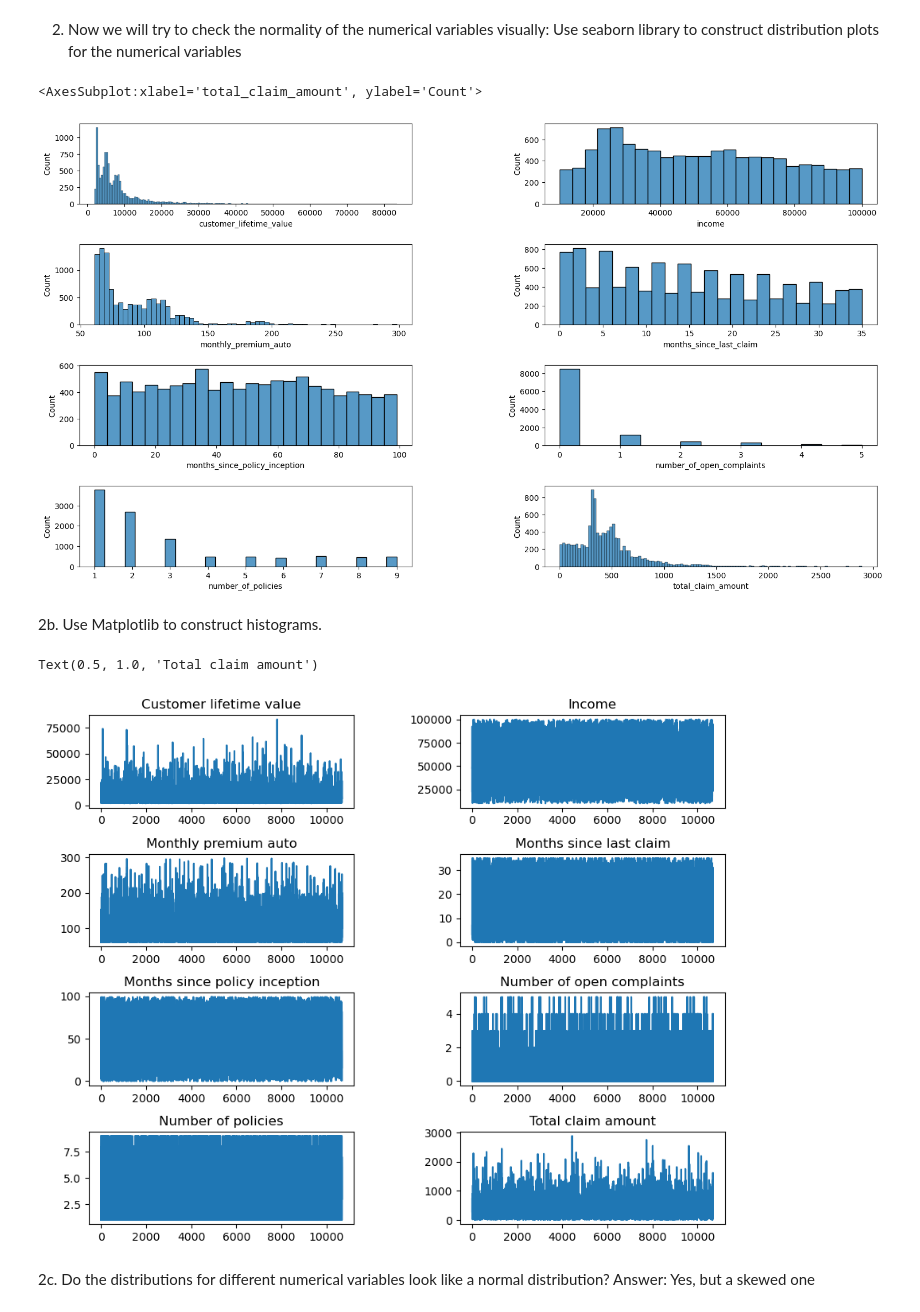
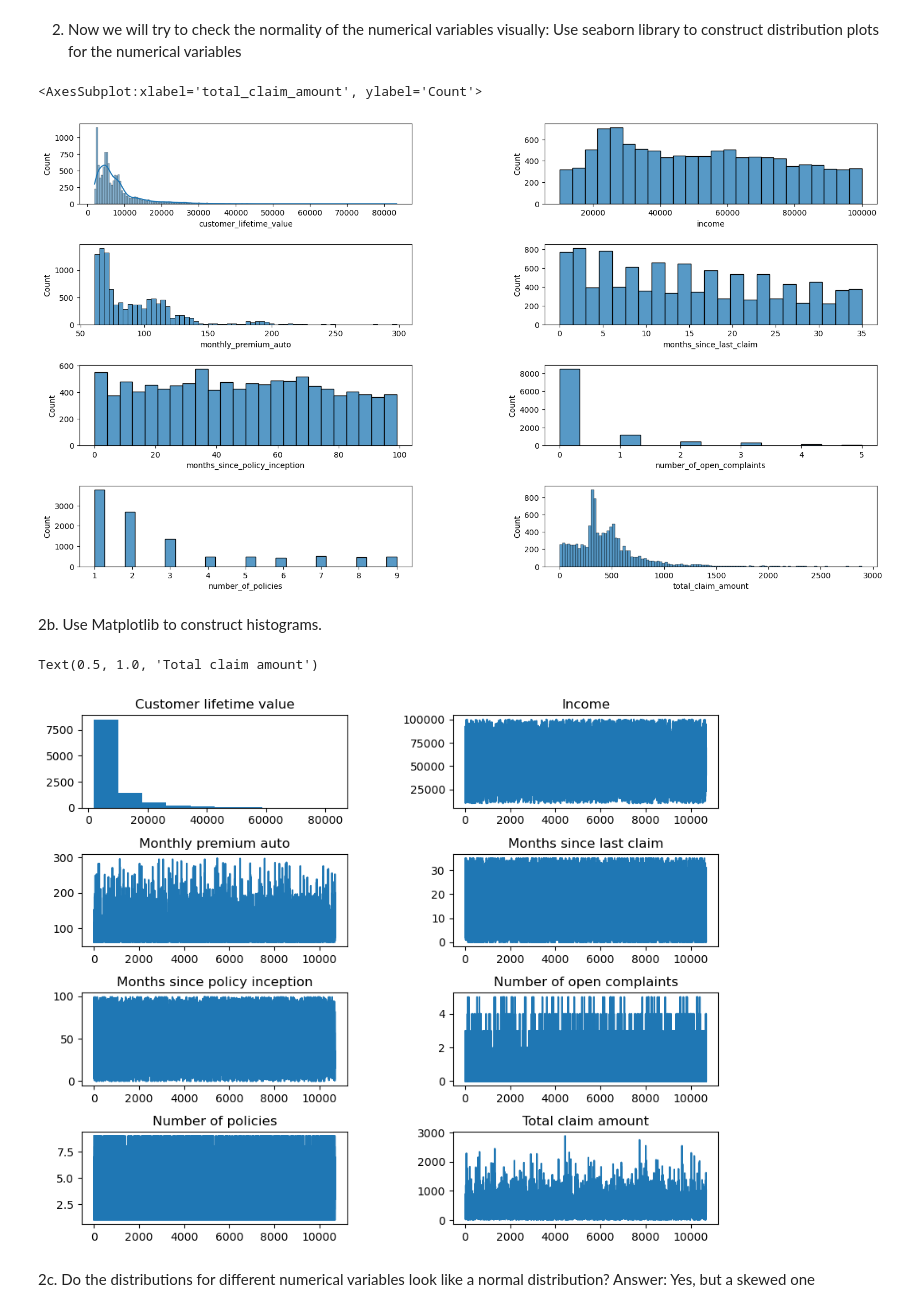
Before and after one commit to ajaykrishna2810/IronHack-Lab-Ajay, a Jupyter notebook: week2/Wednesday/matplot_task.ipynb, the cells around one changed output. Drawn from its saved outputs; the diff is of its cells as text; code cells hidden in the pictures.

```diff
--- a/week2/Wednesday/matplot_task.ipynb
+++ b/week2/Wednesday/matplot_task.ipynb
@@ -49,7 +49,7 @@ fig, axes = plt.subplots(4, 2, figsize=(18, 10))
 
 plt.subplots_adjust(left=0.1, bottom=0.1, right=0.9,top=0.9, wspace=0.4, hspace=0.5) #  set the spacing between subplots
 
-sns.histplot(ax=axes[0, 0], data=df_numerical_features['customer_lifetime_value'])
+sns.histplot(ax=axes[0, 0], data=df_numerical_features['customer_lifetime_value'], kde = True)
 sns.histplot(ax=axes[0, 1], data=df_numerical_features['income'])
 sns.histplot(ax=axes[1, 0], data=df_numerical_features['monthly_premium_auto'])
 sns.histplot(ax=axes[1, 1], data=df_numerical_features['months_since_last_claim'])
@@ -59,7 +59,7 @@ sns.histplot(ax=axes[3, 0], data=df_numerical_features['number_of_policies'])
 sns.histplot(ax=axes[3, 1], data=df_numerical_features['total_claim_amount'])
 # %% [output]
 <AxesSubplot:xlabel='total_claim_amount', ylabel='Count'>
-[figure, old version]
+[figure, new version]
 # %% [markdown]
  2b. Use Matplotlib to construct histograms.
 # %%
@@ -68,7 +68,7 @@ plt.subplots_adjust(left=0.1, bottom=0.1, right=0.9,top=0.9, wspace=0.4, hspace=
 
 #first ax
 plt.subplot(4,2,1)
-plt.plot(df_numerical_features.index, df_numerical_features['customer_lifetime_value'])
+plt.hist(df_numerical_features['customer_lifetime_value'])
 plt.title("Customer lifetime value")
 
 #second axis
@@ -80,34 +80,34 @@ plt.title("Income")
 plt.subplot(4,2,3)
 plt.plot(df_numerical_features.index, df_numerical_features['monthly_premium_auto'])
 plt.title("Monthly premium auto")
 
 ## fourth subplot
 plt.subplot(4,2,4)
 plt.plot(df_numerical_features.index, df_numerical_features['months_since_last_claim'])
 plt.title("Months since last claim")
 
 ## fifth subplot
 plt.subplot(4,2,5)
 plt.plot(df_numerical_features.index, df_numerical_features['months_since_policy_inception'])
 plt.title("Months since policy inception")
 
 ## sixth subplot
 plt.subplot(4,2,6)
 plt.plot(df_numerical_features.index, df_numerical_features['number_of_open_complaints'])
 plt.title("Number of open complaints")
 
 ## seventh subplot
 plt.subplot(4,2,7)
 plt.plot(df_numerical_features.index, df_numerical_features['number_of_policies'])
 plt.title("Number of policies")
 
 ## eighth subplot
 plt.subplot(4,2,8)
 plt.plot(df_numerical_features.index, df_numerical_features['total_claim_amount'])
 plt.title("Total claim amount")
 # %% [output]
 Text(0.5, 1.0, 'Total claim amount')
-[figure, old version]
+[figure, new version]
 # %% [markdown]
 2c. Do the distributions for different numerical variables look like a normal distribution? Answer: Yes, but a skewed one
 # %% [markdown]
```
Also changed, not shown: parts of 1 cell of this notebook, 1 other file.
